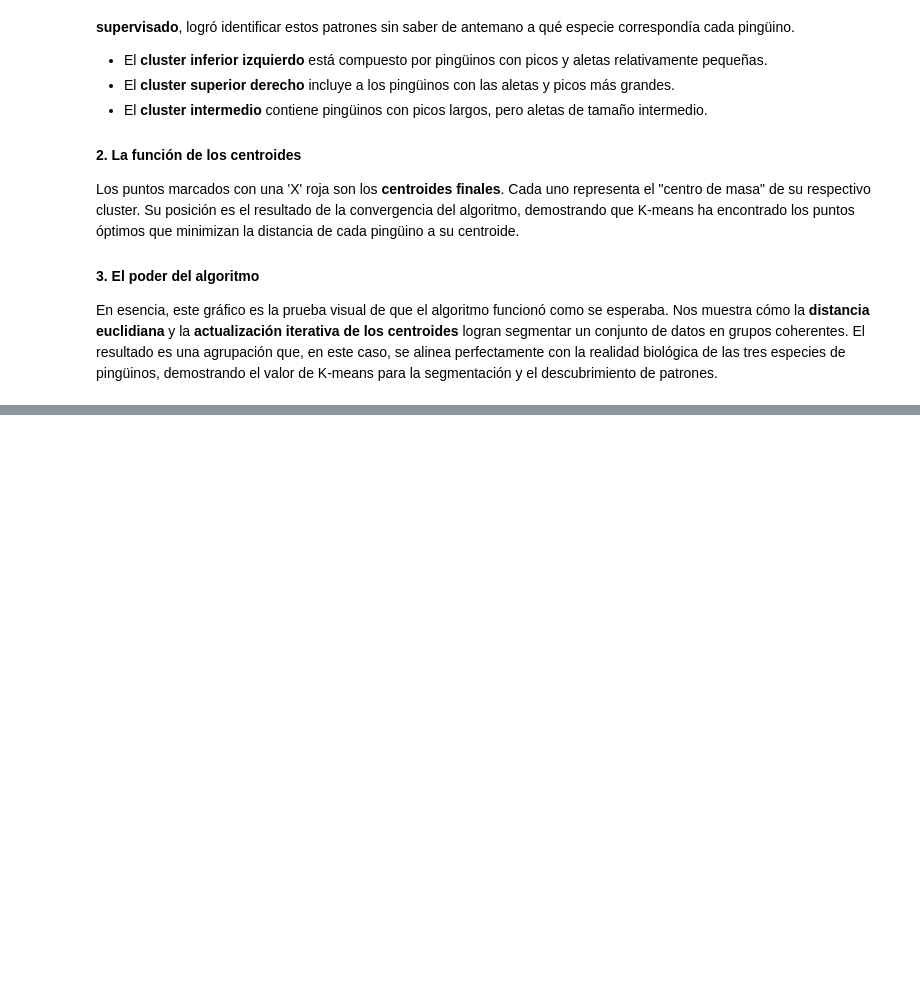
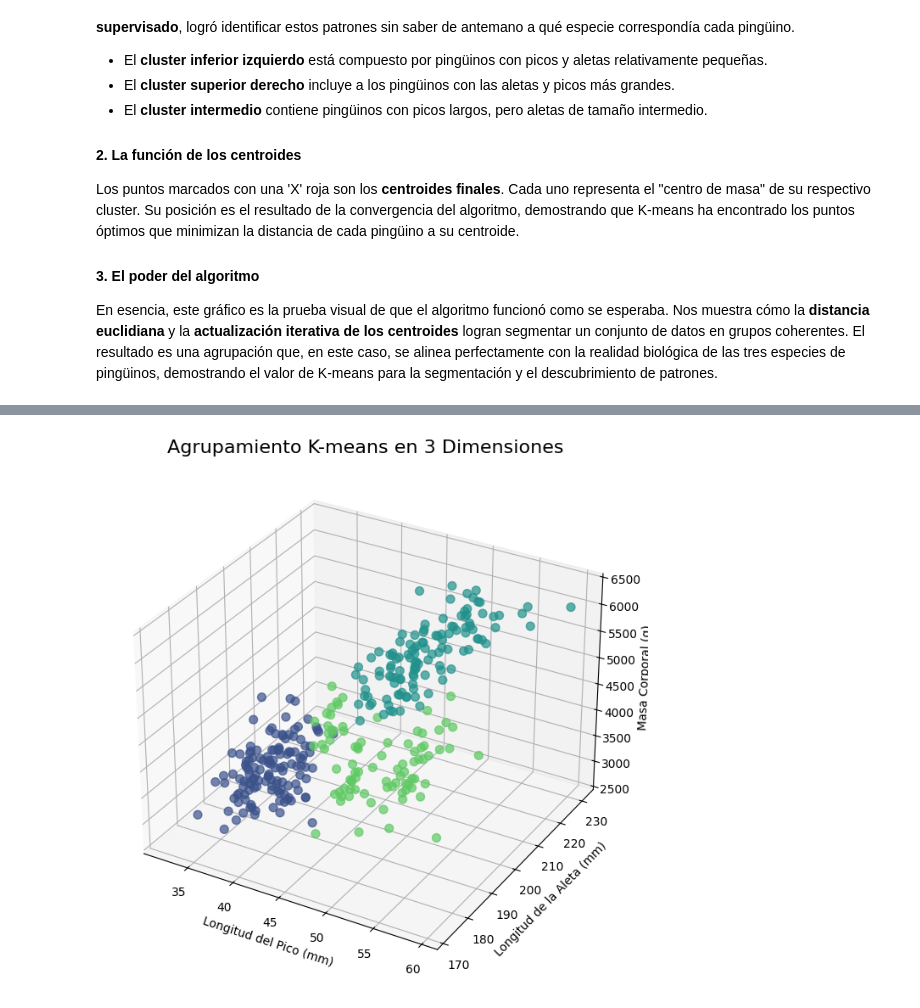
Before and after one commit to valenlopezzz04/K-means-Expo, a Jupyter notebook: K_means.ipynb, the cells around one changed output, grey strips where cells are left out. Saved outputs shown, nothing was run; the diff lists cells and outputs as text; code cells hidden in the pictures; blank space fills up the shorter version.

Commit message:
aplicación de dimensiones 3D

```diff
--- a/K_means.ipynb
+++ b/K_means.ipynb
@@ -263,0 +306,44 @@ En esencia, este gráfico es la prueba visual de que el algoritmo funcionó como
+# %%
+import matplotlib.pyplot as plt
+import pandas as pd
+import seaborn as sns
+from mpl_toolkits.mplot3d import Axes3D
+from sklearn.cluster import KMeans
+from sklearn.preprocessing import StandardScaler
+
+# Suponiendo que 'penguins_clean' ya está limpio
+penguins_clean = penguins.dropna()
+X_all_numeric = penguins_clean[['bill_length_mm', 'bill_depth_mm', 'flipper_length_mm', 'body_mass_g']]
+
+# Aplicar K-means
+scaler_all = StandardScaler()
+X_all_scaled = scaler_all.fit_transform(X_all_numeric)
+kmeans_all = KMeans(n_clusters=3, random_state=42, n_init=10)
+clusters_all = kmeans_all.fit_predict(X_all_scaled)
+
+# Crear la paleta de colores para los clusters
+palette = sns.color_palette("viridis", 3)
+colors = [palette[cluster_id] for cluster_id in clusters_all]
+
+# Crear la figura 3D
+fig = plt.figure(figsize=(10, 8))
+ax = fig.add_subplot(111, projection='3d')
+
+# Asignar los ejes a tres de las variables
+# Usamos 'bill_length_mm', 'flipper_length_mm', y 'body_mass_g'
+x_axis = X_all_numeric['bill_length_mm']
+y_axis = X_all_numeric['flipper_length_mm']
+z_axis = X_all_numeric['body_mass_g']
+
+# Graficar los puntos
+ax.scatter(x_axis, y_axis, z_axis, c=colors, s=50, alpha=0.7)
+
+# Etiquetas de los ejes
+ax.set_xlabel('Longitud del Pico (mm)')
+ax.set_ylabel('Longitud de la Aleta (mm)')
+ax.set_zlabel('Masa Corporal (g)')
+ax.set_title('Agrupamiento K-means en 3 Dimensiones', fontsize=16)
+
+plt.show()
+# %% [output]
+[figure, added]
```
Also changed, not shown: parts of 5 cells of this notebook.
